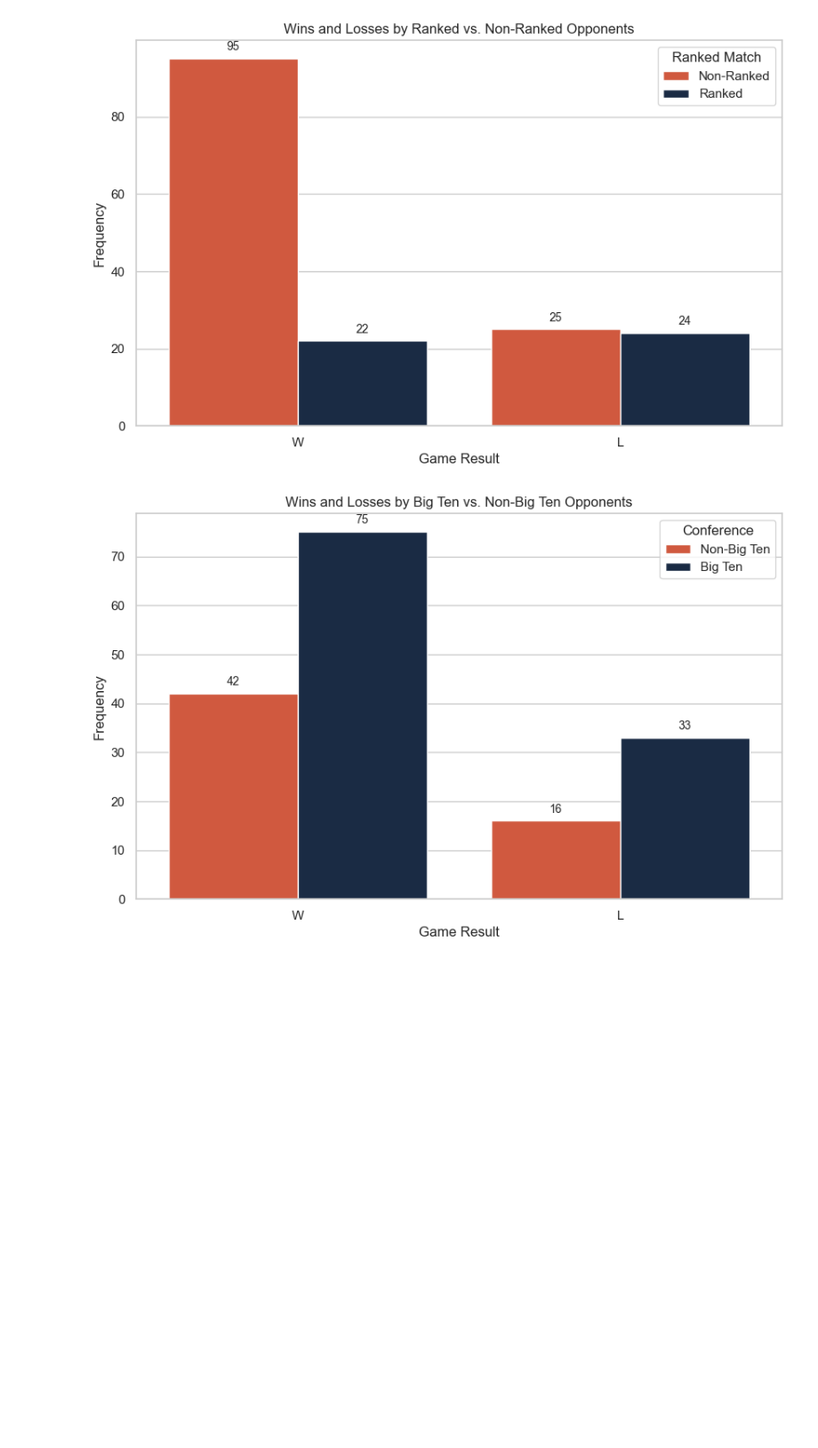
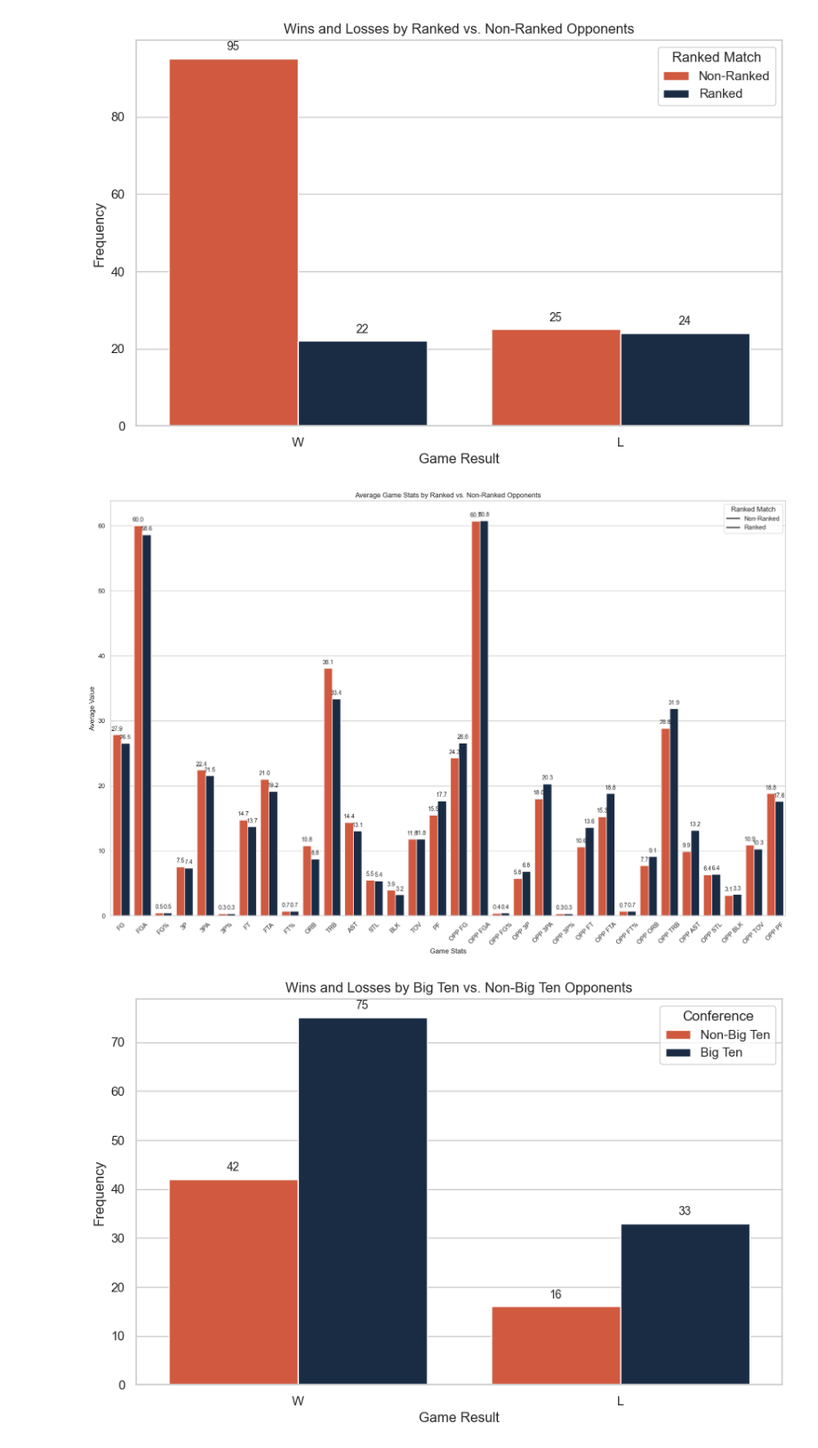
Before and after one commit to UIUC-DSC/team-townies-fa24, a Jupyter notebook: EDA.ipynb, the cells around one changed output. Shown at 89% size. Cells and saved outputs as stored; diff of their text form; code cells hidden in the pictures; blank space fills up the shorter version.

Commit message:
Created plot to observe stats aginst ranked vs unranked teams

```diff
--- a/EDA.ipynb
+++ b/EDA.ipynb
@@ -198,6 +198,37 @@ for bar in plot.containers:
 plt.show()
 # %% [output]
 [figure]
+# %%
+stats = [
+    'FG', 'FGA', 'FG%', '3P', '3PA', '3P%', 'FT', 'FTA', 'FT%',
+    'ORB', 'TRB', 'AST', 'STL', 'BLK', 'TOV', 'PF',
+    'OPP FG', 'OPP FGA', 'OPP FG%', 'OPP 3P', 'OPP 3PA', 'OPP 3P%',
+    'OPP FT', 'OPP FTA', 'OPP FT%', 'OPP ORB', 'OPP TRB',
+    'OPP AST', 'OPP STL', 'OPP BLK', 'OPP TOV', 'OPP PF'
+]
+
+# Calculate the mean of each stat grouped by 'Ranked Match'
+avg_stats = all_gl.groupby('Ranked Match')[stats].mean().reset_index()
+
+# Reshape the data to have each stat as a separate entry for grouped plotting
+avg_stats_melted = avg_stats.melt(id_vars='Ranked Match', var_name='Stat', value_name='Average')
+
+plt.figure(figsize=(21, 13))
+plot = sns.barplot(data=avg_stats_melted, x='Stat', y='Average', hue='Ranked Match', palette=['#E84A27', '#13294b'])
+
+plt.xlabel('Game Stats')
+plt.ylabel('Average Value')
+plt.title('Average Game Stats by Ranked vs. Non-Ranked Opponents')
+plt.legend(title='Ranked Match', labels=['Non-Ranked', 'Ranked'])
+
+# Adds average value at the top of each bar
+for bar in plot.containers:
+    plot.bar_label(bar, fmt="%.1f", label_type='edge', padding=5, fontsize=10)
+
+plt.xticks(rotation=45)
+plt.show()
+# %% [output]
+[figure, added]
 # %%
 # What about for Conference vs. Non-Conference games
 conf_gl = all_gl.copy()
```
